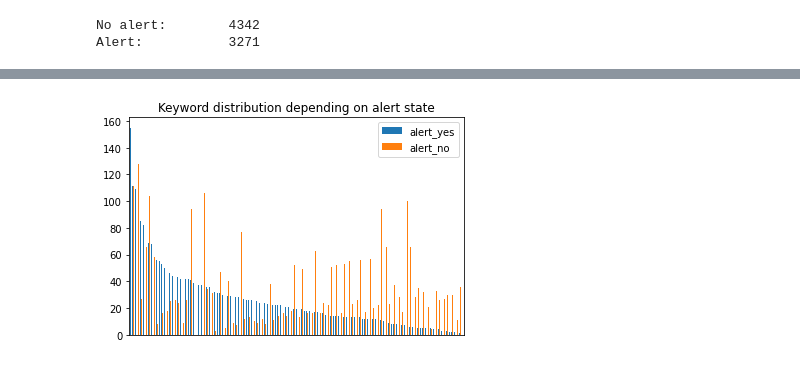
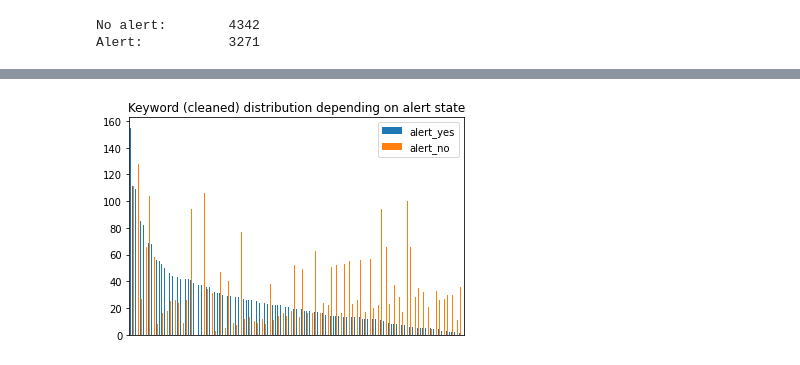
Before and after one commit to julia105/NLP-Project, a Jupyter notebook: Fire.ipynb, the cells around one changed output, grey strips where cells are left out. Cells and saved outputs as stored; diff of their text form; code cells hidden in the pictures.

```diff
--- a/Fire.ipynb
+++ b/Fire.ipynb
@@ -182,3 +182,21 @@ print("No alert: \t",alert_no,"\nAlert:\t\t", alert_yes)
 # %% [output]
 No alert:        4342
 Alert:           3271
+# %%
+kw_pure_alert_yes=df[df.target==1].groupby(['keyword']).count().sort_values('text',ascending=False)['text']
+kw_pure_alert_no=df[df.target==0].groupby(['keyword']).count().sort_values('text',ascending=False)['text']
+df_kw_pure=pd.DataFrame(columns=['alert_yes','alert_no'])
+kw_sum=kw_pure_alert_no + kw_pure_alert_yes
+print("Original keywords")
+print("Anzahl keywords für Alert=yes",len(kw_pure_alert_yes))
+print("Anzahl keywords für Alert=no",len(kw_pure_alert_no))
+print("Alle keywords:",len(kw_sum))
+for key in kw_sum.index:
+  y=0
+  n=0
+  if key in kw_pure_alert_yes:
+    y=kw_pure_alert_yes[key]
+  if key in kw_pure_alert_no:
+    n=kw_pure_alert_no[key]
+  df_kw_pure.loc[key]=[y,n]
+df_kw_pure.head(3)
@@ -220,7 +264,7 @@ plt.show()
 # %%
 df_kw_final[['alert_yes','alert_no']].sort_values(by='alert_yes',ascending=False).plot(kind='bar')
 plt.xticks([])
-plt.title("Keyword distribution depending on alert state")
+plt.title("Keyword (cleaned) distribution depending on alert state")
 plt.show()
 # %% [output]
-[figure, old version]
+[figure, new version]
```
Also changed, not shown: parts of 5 cells of this notebook.
